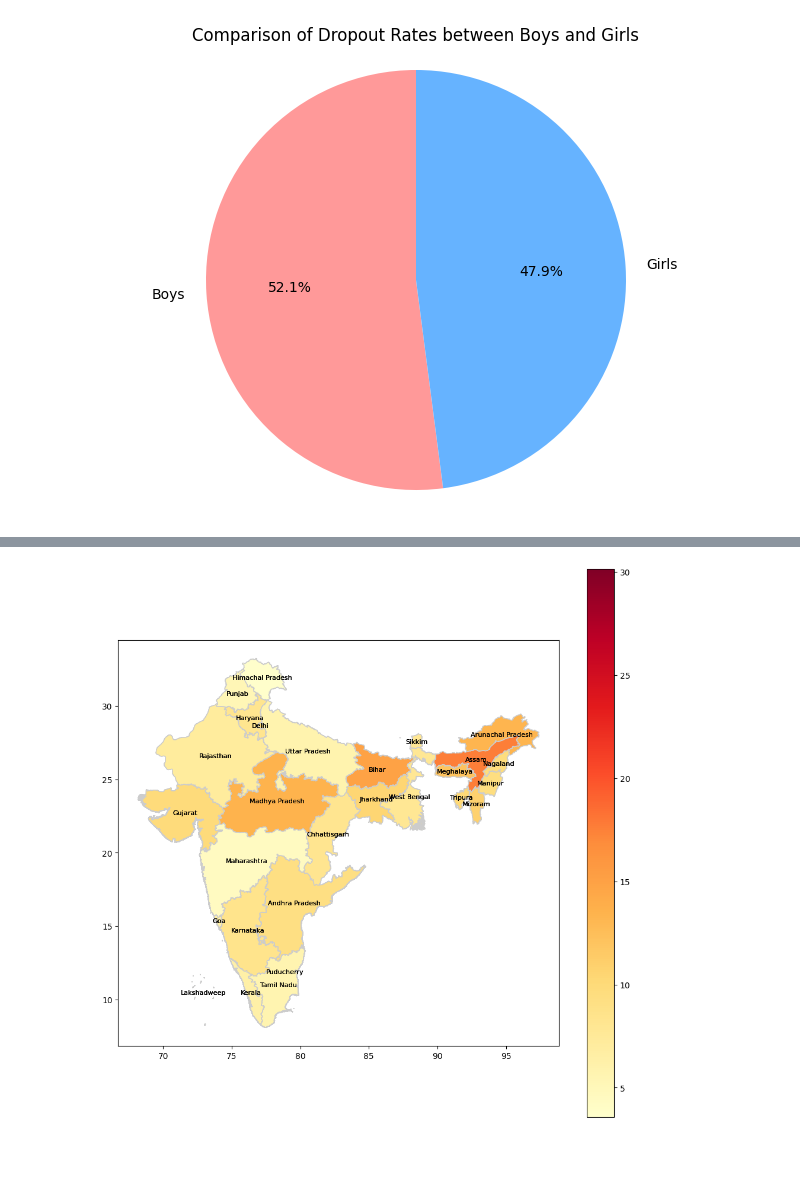
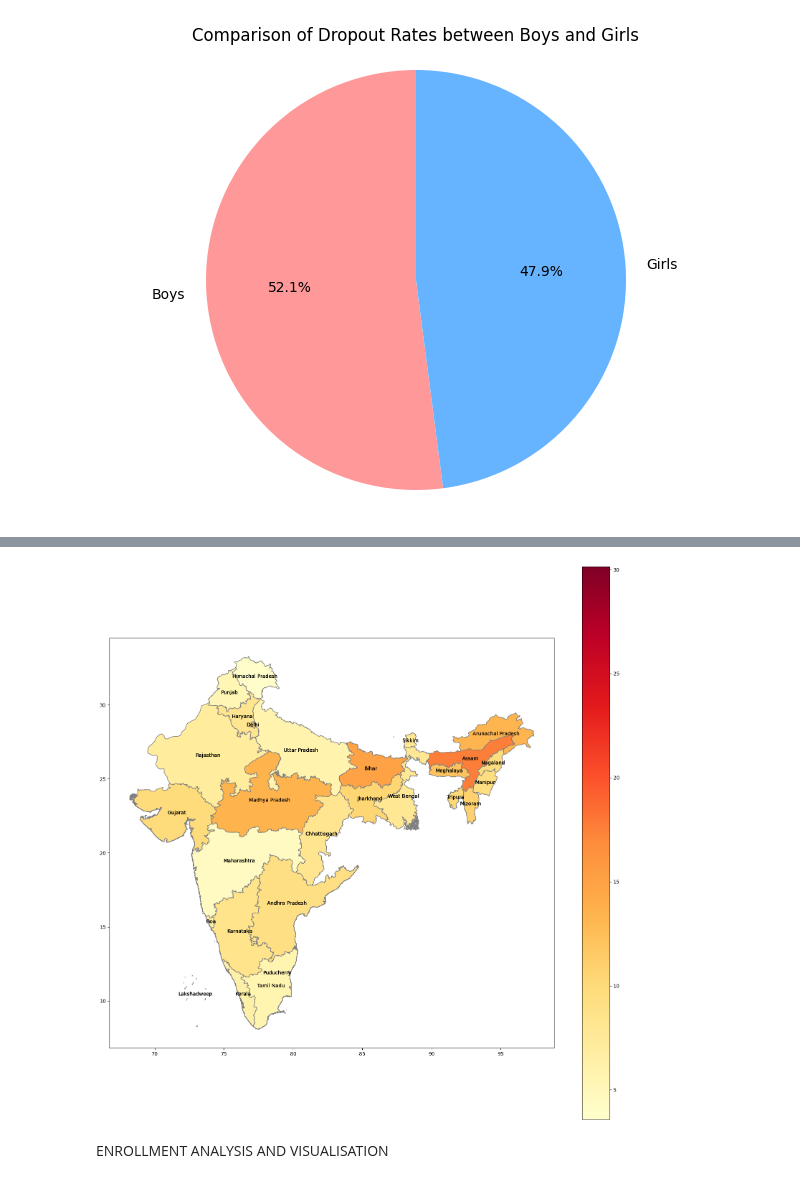
Before and after one commit to vaibhavkushwahaa/Indian-school-education-statistics-analysis, a Jupyter notebook: isesa_app/test.ipynb, the cells around one changed output, grey strips where cells are left out. Drawn from its saved outputs; the diff is of its cells as text; code cells hidden in the pictures; blank space fills up the shorter version.

```diff
--- a/isesa_app/test.ipynb
+++ b/isesa_app/test.ipynb
@@ -254,13 +234,15 @@ df.head()
 merged =merged[merged['NAME_1'] != 'Chandigarh']
 # %%
 
-fig, ax = plt.subplots(1, 1, figsize=(12, 12))  # Increase the figsize to increase the size of the map
-merged.plot(column='Average', cmap='YlOrRd', linewidth=1, ax=ax, edgecolor='0.8', legend=True)
+fig, ax = plt.subplots(1, 1, figsize=(20, 20))  # Increase the figsize to increase the size of the map
+merged.plot(column='Average', cmap='YlOrRd', linewidth=1, ax=ax, edgecolor='0.5', legend=True)
 
 # Annotate each state with its name at the center
 for idx, row in merged.iterrows():
     centroid_x, centroid_y = row['geometry'].centroid.x, row['geometry'].centroid.y
     state_name = row['NAME_1']
-    ax.text(centroid_x, centroid_y, state_name, fontsize=8, ha='center', va='center')
+    ax.text(centroid_x, centroid_y, state_name, fontsize=10, ha='center', va='center')
 # %% [output]
-[figure, old version]
+[figure, new version]
+# %% [markdown]
+ENROLLMENT ANALYSIS AND VISUALISATION
```
Also changed, not shown: parts of 33 cells of this notebook, 9 other files.
